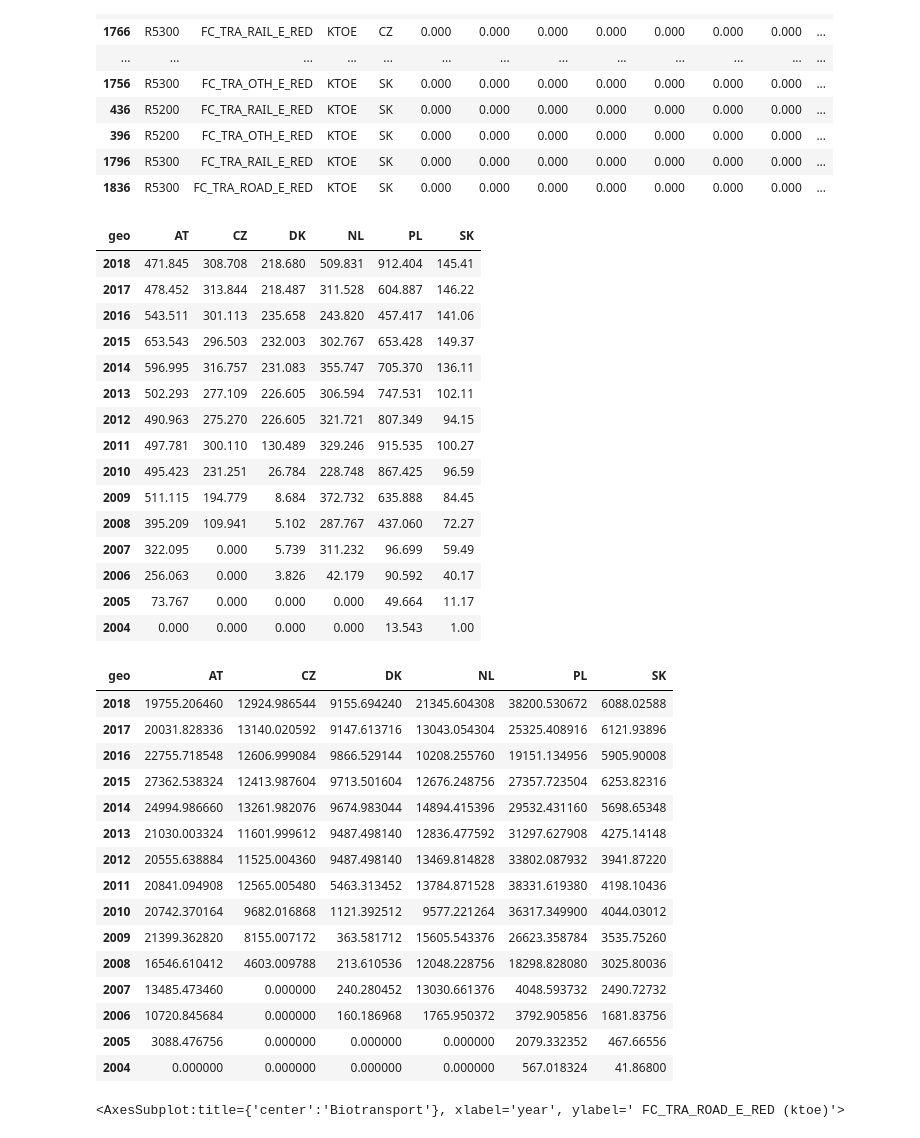
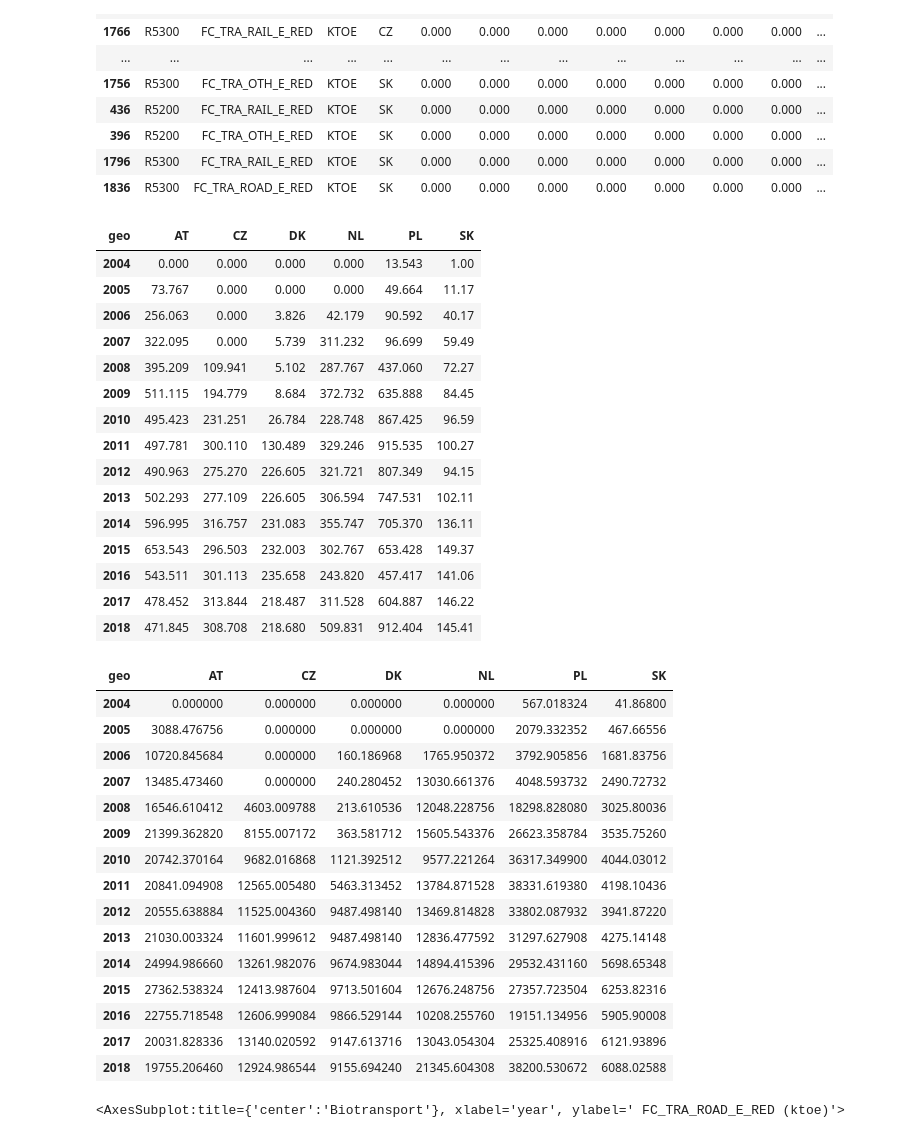
Before and after one commit to jandolezal/shares, a Jupyter notebook: shares.ipynb, the cells around one changed output. Saved outputs shown, nothing was run; the diff lists cells and outputs as text; code cells hidden in the pictures.

```diff
--- a/shares.ipynb
+++ b/shares.ipynb
@@ -253,45 +255,45 @@ tr[needed_countries & needed_fuels & fc].sort_values('geo')
 | 1836 | R5300 | FC_TRA_ROAD_E_RED | KTOE | SK | 0.000 | 0.000 | 0.000 | 0.000 | 0.000 | 0.000 | 0.000 | ... |
 # %%
 biotr = tr[needed_countries & needed_fuels & fc].groupby('geo').sum()
-biotr = biotr.transpose()
+biotr = biotr.transpose().sort_index()
 biotr
 # %% [output]
 | geo | AT | CZ | DK | NL | PL | SK |
+| 2004 | 0.000 | 0.000 | 0.000 | 0.000 | 13.543 | 1.00 |
+| 2005 | 73.767 | 0.000 | 0.000 | 0.000 | 49.664 | 11.17 |
+| 2006 | 256.063 | 0.000 | 3.826 | 42.179 | 90.592 | 40.17 |
+| 2007 | 322.095 | 0.000 | 5.739 | 311.232 | 96.699 | 59.49 |
+| 2008 | 395.209 | 109.941 | 5.102 | 287.767 | 437.060 | 72.27 |
+| 2009 | 511.115 | 194.779 | 8.684 | 372.732 | 635.888 | 84.45 |
+| 2010 | 495.423 | 231.251 | 26.784 | 228.748 | 867.425 | 96.59 |
+| 2011 | 497.781 | 300.110 | 130.489 | 329.246 | 915.535 | 100.27 |
+| 2012 | 490.963 | 275.270 | 226.605 | 321.721 | 807.349 | 94.15 |
+| 2013 | 502.293 | 277.109 | 226.605 | 306.594 | 747.531 | 102.11 |
+| 2014 | 596.995 | 316.757 | 231.083 | 355.747 | 705.370 | 136.11 |
+| 2015 | 653.543 | 296.503 | 232.003 | 302.767 | 653.428 | 149.37 |
+| 2016 | 543.511 | 301.113 | 235.658 | 243.820 | 457.417 | 141.06 |
+| 2017 | 478.452 | 313.844 | 218.487 | 311.528 | 604.887 | 146.22 |
 | 2018 | 471.845 | 308.708 | 218.680 | 509.831 | 912.404 | 145.41 |
-| 2017 | 478.452 | 313.844 | 218.487 | 311.528 | 604.887 | 146.22 |
-| 2016 | 543.511 | 301.113 | 235.658 | 243.820 | 457.417 | 141.06 |
-| 2015 | 653.543 | 296.503 | 232.003 | 302.767 | 653.428 | 149.37 |
-| 2014 | 596.995 | 316.757 | 231.083 | 355.747 | 705.370 | 136.11 |
-| 2013 | 502.293 | 277.109 | 226.605 | 306.594 | 747.531 | 102.11 |
-| 2012 | 490.963 | 275.270 | 226.605 | 321.721 | 807.349 | 94.15 |
-| 2011 | 497.781 | 300.110 | 130.489 | 329.246 | 915.535 | 100.27 |
-| 2010 | 495.423 | 231.251 | 26.784 | 228.748 | 867.425 | 96.59 |
-| 2009 | 511.115 | 194.779 | 8.684 | 372.732 | 635.888 | 84.45 |
-| 2008 | 395.209 | 109.941 | 5.102 | 287.767 | 437.060 | 72.27 |
-| 2007 | 322.095 | 0.000 | 5.739 | 311.232 | 96.699 | 59.49 |
-| 2006 | 256.063 | 0.000 | 3.826 | 42.179 | 90.592 | 40.17 |
-| 2005 | 73.767 | 0.000 | 0.000 | 0.000 | 49.664 | 11.17 |
-| 2004 | 0.000 | 0.000 | 0.000 | 0.000 | 13.543 | 1.00 |
 # %%
 biotr_tj = biotr * 41.868
 biotr_tj
 # %% [output]
 | geo | AT | CZ | DK | NL | PL | SK |
+| 2004 | 0.000000 | 0.000000 | 0.000000 | 0.000000 | 567.018324 | 41.86800 |
+| 2005 | 3088.476756 | 0.000000 | 0.000000 | 0.000000 | 2079.332352 | 467.66556 |
+| 2006 | 10720.845684 | 0.000000 | 160.186968 | 1765.950372 | 3792.905856 | 1681.83756 |
+| 2007 | 13485.473460 | 0.000000 | 240.280452 | 13030.661376 | 4048.593732 | 2490.72732 |
+| 2008 | 16546.610412 | 4603.009788 | 213.610536 | 12048.228756 | 18298.828080 | 3025.80036 |
+| 2009 | 21399.362820 | 8155.007172 | 363.581712 | 15605.543376 | 26623.358784 | 3535.75260 |
+| 2010 | 20742.370164 | 9682.016868 | 1121.392512 | 9577.221264 | 36317.349900 | 4044.03012 |
+| 2011 | 20841.094908 | 12565.005480 | 5463.313452 | 13784.871528 | 38331.619380 | 4198.10436 |
+| 2012 | 20555.638884 | 11525.004360 | 9487.498140 | 13469.814828 | 33802.087932 | 3941.87220 |
+| 2013 | 21030.003324 | 11601.999612 | 9487.498140 | 12836.477592 | 31297.627908 | 4275.14148 |
+| 2014 | 24994.986660 | 13261.982076 | 9674.983044 | 14894.415396 | 29532.431160 | 5698.65348 |
+| 2015 | 27362.538324 | 12413.987604 | 9713.501604 | 12676.248756 | 27357.723504 | 6253.82316 |
+| 2016 | 22755.718548 | 12606.999084 | 9866.529144 | 10208.255760 | 19151.134956 | 5905.90008 |
+| 2017 | 20031.828336 | 13140.020592 | 9147.613716 | 13043.054304 | 25325.408916 | 6121.93896 |
 | 2018 | 19755.206460 | 12924.986544 | 9155.694240 | 21345.604308 | 38200.530672 | 6088.02588 |
-| 2017 | 20031.828336 | 13140.020592 | 9147.613716 | 13043.054304 | 25325.408916 | 6121.93896 |
-| 2016 | 22755.718548 | 12606.999084 | 9866.529144 | 10208.255760 | 19151.134956 | 5905.90008 |
-| 2015 | 27362.538324 | 12413.987604 | 9713.501604 | 12676.248756 | 27357.723504 | 6253.82316 |
-| 2014 | 24994.986660 | 13261.982076 | 9674.983044 | 14894.415396 | 29532.431160 | 5698.65348 |
-| 2013 | 21030.003324 | 11601.999612 | 9487.498140 | 12836.477592 | 31297.627908 | 4275.14148 |
-| 2012 | 20555.638884 | 11525.004360 | 9487.498140 | 13469.814828 | 33802.087932 | 3941.87220 |
-| 2011 | 20841.094908 | 12565.005480 | 5463.313452 | 13784.871528 | 38331.619380 | 4198.10436 |
-| 2010 | 20742.370164 | 9682.016868 | 1121.392512 | 9577.221264 | 36317.349900 | 4044.03012 |
-| 2009 | 21399.362820 | 8155.007172 | 363.581712 | 15605.543376 | 26623.358784 | 3535.75260 |
-| 2008 | 16546.610412 | 4603.009788 | 213.610536 | 12048.228756 | 18298.828080 | 3025.80036 |
-| 2007 | 13485.473460 | 0.000000 | 240.280452 | 13030.661376 | 4048.593732 | 2490.72732 |
-| 2006 | 10720.845684 | 0.000000 | 160.186968 | 1765.950372 | 3792.905856 | 1681.83756 |
-| 2005 | 3088.476756 | 0.000000 | 0.000000 | 0.000000 | 2079.332352 | 467.66556 |
-| 2004 | 0.000000 | 0.000000 | 0.000000 | 0.000000 | 567.018324 | 41.86800 |
 # %%
 biotr.to_csv(os.path.join(os.path.abspath('datasets'), 'biotrans_ktoe.csv'), decimal=',')
 biotr_tj.to_csv(os.path.join(os.path.abspath('datasets'),'biotrans_tj.csv'), decimal=',')
```
Also changed, not shown: parts of 3 cells of this notebook, 15 other files.
